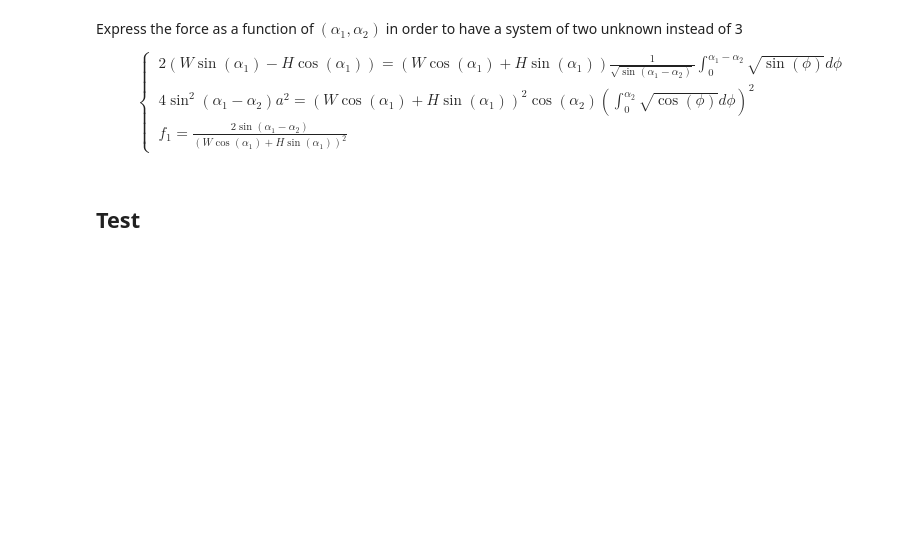
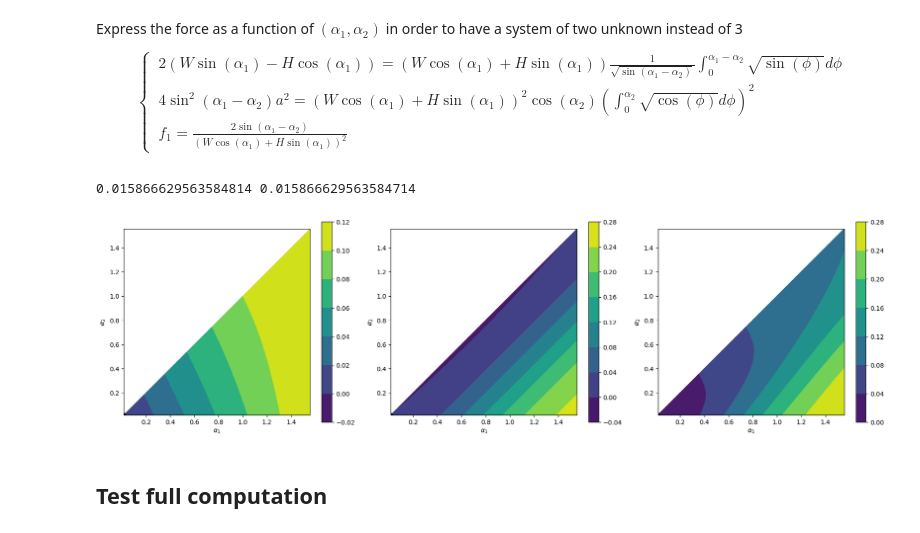
Before and after one commit to AlexandreTlili/Fracture_dAlembert, a Jupyter notebook: code/compute_flexion.ipynb, the cells around one changed output. Saved outputs shown, nothing was run; the diff lists cells and outputs as text; code cells hidden in the pictures; blank space fills up the shorter version.

Commit message:
Add computation of curvature as function of H

```diff
--- a/code/compute_flexion.ipynb
+++ b/code/compute_flexion.ipynb
@@ -487,7 +481,7 @@ class ZeroCenteredNorm():
 # %%
 # Plot function to find roots of
 
-W, H, a = 6e-2, 5e-2, 25e-2
+W, H, a = 6e-2, 0.1e-2, 25e-2
 
 alpha1_ = np.linspace(0, np.pi/2., 100)[1:-1]
 alpha2_ = np.linspace(0, np.pi/2., 100)[1:-1]
@@ -499,35 +493,33 @@ alpha1, alpha2 = np.meshgrid(alpha1_, alpha2_)
 wrongAngles = (alpha1 <= alpha2)
 alpha2 = np.where(wrongAngles, alpha1-SMALL, alpha2)
 
 # Compute functions
 eq1, eq2 = func_root_all(alpha1, alpha2, W, H, a)
-
-# Select colormap and norms (not working)
-cmap = plt.get_cmap('RdBu')
-#norm0 = ZeroCenteredNorm(vmin=np.min(eq1)/2., vmax=np.max(eq1)/2.)
-#norm1 = ZeroCenteredNorm(vmin=np.min(eq2)/2., vmax=np.max(eq2)/2.)
 
 # Find min value
 total_cost = np.sqrt(eq1**2 + eq2**2)
 argmin = np.argmin(total_cost)
 alpha1_guess, alpha2_guess = alpha1.flatten()[argmin], alpha2.flatten()[argmin]
 print(alpha1_guess, alpha2_guess)
 
 # Plot
 fig, ax = plt.subplots(figsize=(18,5), ncols=3, tight_layout=True)
 
 cont0 = ax[0].contourf(alpha1, alpha2, eq1)
 cont1 = ax[1].contourf(alpha1, alpha2, eq2)
 cont2 = ax[2].contourf(alpha1, alpha2, total_cost)
 
 fig.colorbar(cont0, ax=ax[0])
 fig.colorbar(cont1, ax=ax[1])
 fig.colorbar(cont2, ax=ax[2])
 
 for axi in ax:
     axi.plot(alpha1_guess, alpha2_guess, 'ko')
     axi.set_xlabel("$\\alpha_1$")
     axi.set_ylabel("$\\alpha_2$")
     axi.set_aspect(1)
 
 plt.show()
+# %% [output]
+0.015866629563584814 0.015866629563584714
+[figure, added]
@@ -546,5 +526,5 @@ plt.show()
 # %% [markdown]
-## Test
+## Test full computation
 # %%
 W, H, a = 6e-2, 5e-2, 2.5e-2
 
```
Also changed, not shown: parts of 12 cells of this notebook.
